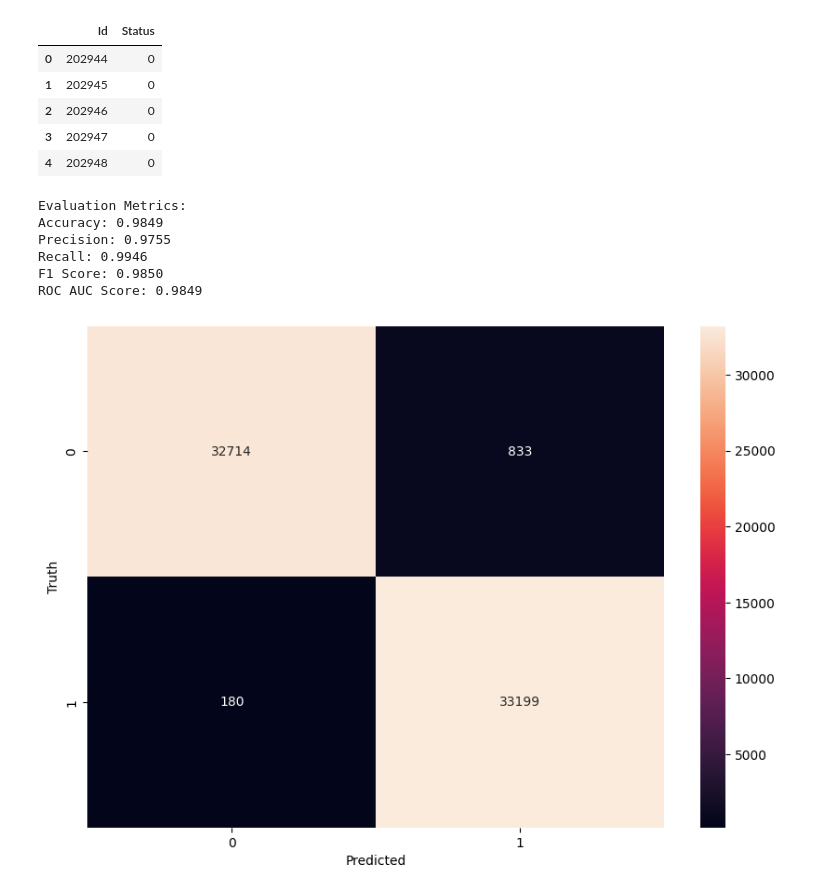
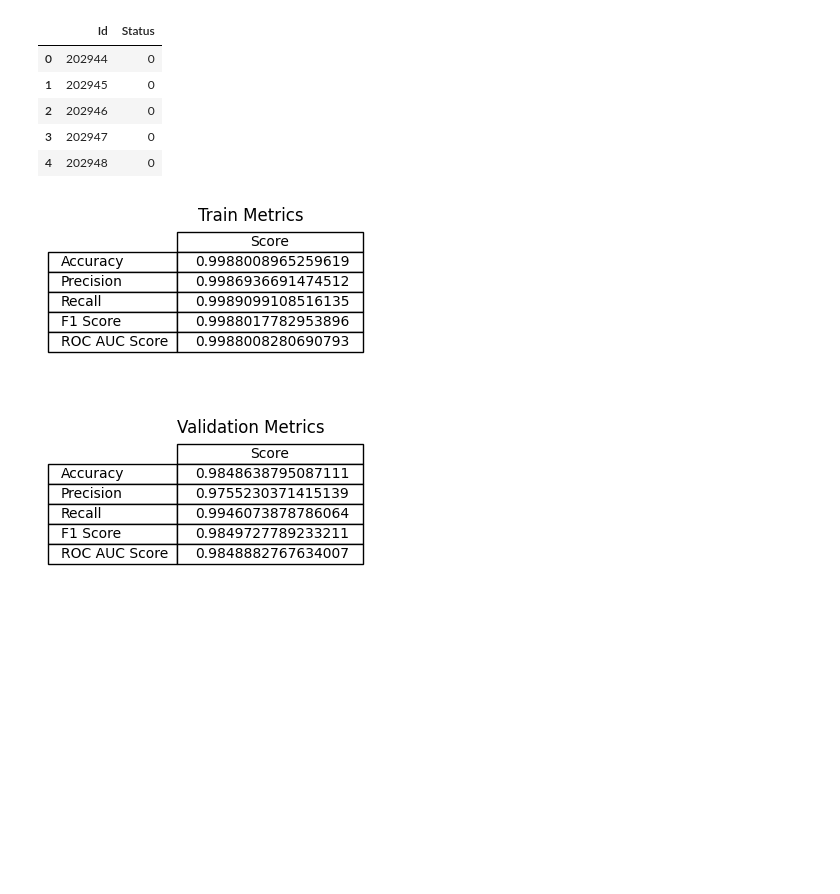
Before and after one commit to NgDK27/ML-A1, a Jupyter notebook: notebooks/4.Optimization.ipynb, the cells around one changed output. Cells and saved outputs as stored; diff of their text form; code cells hidden in the pictures; blank space fills up the shorter version.

Commit message:
Update metrics plot for final model

```diff
--- a/notebooks/4.Optimization.ipynb
+++ b/notebooks/4.Optimization.ipynb
@@ -45,7 +45,7 @@ trees_clf = GridSearchCV(
     return_train_score=True,
     n_jobs=-2
 )
-trees_clf.fit(train_X, train_y.values.ravel())
+trees_clf.fit(train_X, train_y.to_numpy().ravel())
 # %% [output]
 GridSearchCV(estimator=RandomForestClassifier(class_weight='balanced',
                                               random_state=0),
@@ -158,35 +158,47 @@ df_export.head()
 | 2 | 202946 | 0 |
 | 3 | 202947 | 0 |
 | 4 | 202948 | 0 |
-# %%
-accuracy = accuracy_score(val_y, val_pred_y)
-precision = precision_score(val_y, val_pred_y)
-recall = recall_score(val_y, val_pred_y)
-f1 = f1_score(val_y, val_pred_y)
-roc_auc = roc_auc_score(val_y, val_pred_y)
-
-# Confusion matrix
-conf_matrix = confusion_matrix(val_y, val_pred_y)
-
-print("Evaluation Metrics:")
-print(f"Accuracy: {accuracy:.4f}")
-print(f"Precision: {precision:.4f}")
-print(f"Recall: {recall:.4f}")
-print(f"F1 Score: {f1:.4f}")
-print(f"ROC AUC Score: {roc_auc:.4f}")
-
-# Plot confusion matrix
-plt.figure(figsize=(10,7))
-sns.heatmap(conf_matrix, annot=True, fmt='d')
-plt.xlabel('Predicted')
-plt.ylabel('Truth')
-plt.savefig("../images/random_forest_confusion_matrix.png")
-plt.show()
-# %% [output]
-Evaluation Metrics:
-Accuracy: 0.9849
-Precision: 0.9755
-Recall: 0.9946
-F1 Score: 0.9850
-ROC AUC Score: 0.9849
-[figure, removed]
+# %%
+def metrics(y_true, y_pred, title, save_path=None):
+    accuracy = accuracy_score(y_true, y_pred)
+    precision = precision_score(y_true, y_pred)
+    recall = recall_score(y_true, y_pred)
+    f1 = f1_score(y_true, y_pred)
+    roc_auc = roc_auc_score(y_true, y_pred)
+
+    # Create a DataFrame for the metrics
+    metrics_data = {
+        'Metrics': ['Accuracy', 'Precision', 'Recall', 'F1 Score', 'ROC AUC Score'],
+        'Score': [[accuracy], [precision], [recall], [f1], [roc_auc]]
+    }
+
+    # Create a figure and axis with a smaller size
+    fig, ax = plt.subplots(figsize=(2, 2))
+
+    # Hide axes
+    ax.axis('tight')
+    ax.axis('off')
+
+    # Create table and display it
+    table = ax.table(cellText=metrics_data['Score'],
+             rowLabels=metrics_data['Metrics'],
+             colLabels=['Score'],
+             cellLoc = 'left',  # Align the text to the left
+             loc='upper left')  # Position the table at the upper left corner
+
+    # Set the font size, scale the table, and add a title
+    table.auto_set_font_size(False)
+    table.set_fontsize(10)
+    table.scale(1.2, 1.2)
+    ax.set_title(title)
+
+    if save_path:
+        plt.savefig(save_path)
+
+    plt.show()
+
+metrics(train_y, train_pred_y, title='Train Metrics', save_path="../images/train_random_forest_metrics.png")
+metrics(val_y, val_pred_y, title='Validation Metrics', save_path="../images/val_random_forest_metrics.png")
+# %% [output]
+[figure, added]
+[figure, added]
```
Also changed, not shown: parts of 1 cell of this notebook, 5 other files.
